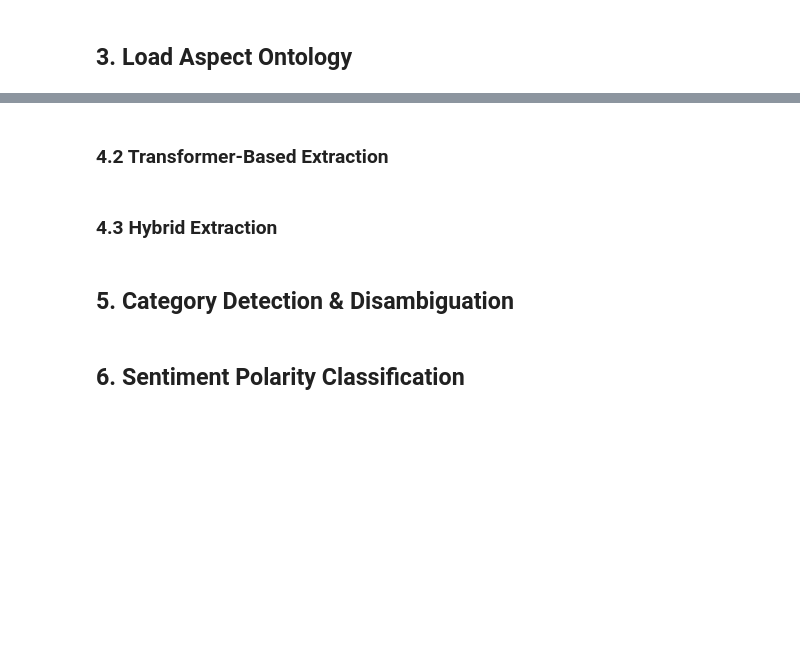
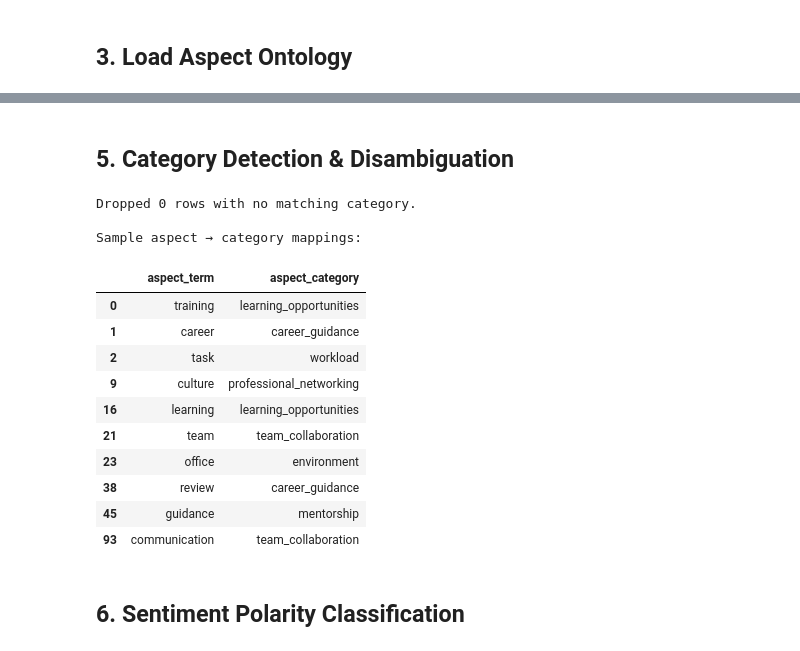
Before and after one commit to nimalanjanapiyumal/ML_TEXT_PROJECT, a Jupyter notebook: Component1.ipynb, the cells around one changed output, grey strips where cells are left out. Cells and saved outputs as stored; diff of their text form; code cells hidden in the pictures; blank space fills up the shorter version.

```diff
--- a/Component1.ipynb
+++ b/Component1.ipynb
@@ -62,2 +161,0 @@ def rule_extract(text):
-# %% [markdown]
-### 4.2 Transformer-Based Extraction
@@ -76,2 +161,0 @@ def ner_extract(text):
-# %% [markdown]
-### 4.3 Hybrid Extraction
@@ -88,18 +162,49 @@ print(extract_aspects(df[text_col].iloc[0]))
 # %% [markdown]
 ## 5. Category Detection & Disambiguation
 # %%
+# --- PART 5: CATEGORY DISAMBIGUATION (with empty‐DataFrame guard) ---
+
 from difflib import get_close_matches
 
-def map_to_category(term):
-    # direct lexicon match
-    for cat, lex in ontology.items():
-        if term in lex:
-            return cat
-    # fuzzy match
-    for cat, lex in ontology.items():
-        if get_close_matches(term, lex, n=1, cutoff=0.8):
-            return cat
-    return None
+# Guard: if no aspects were extracted, skip this step
+if absa_terms_df.empty:
+    print("absa_terms_df is empty; no aspects to categorize. Please re-run Part 4.")
+else:
+    # 5.1 Define your mapping function (uses term_to_cat from Section 3)
+    def map_to_category(term):
+        if term in term_to_cat:
+            return term_to_cat[term]
+        # fuzzy fallback
+        m = get_close_matches(term, term_to_cat.keys(), n=1, cutoff=0.8)
+        return term_to_cat[m[0]] if m else None
+
+    # 5.2 Apply mapping
+    absa_terms_df['aspect_category'] = absa_terms_df['aspect_term'].apply(map_to_category)
+
+    # 5.3 Drop unmapped rows
+    before = len(absa_terms_df)
+    absa_terms_df.dropna(subset=['aspect_category'], inplace=True)
+    after = len(absa_terms_df)
+    print(f"Dropped {before - after} rows with no matching category.")
+
+    # 5.4 Inspect results
+    print("\nSample aspect → category mappings:")
+    display(absa_terms_df[['aspect_term','aspect_category']].drop_duplicates().head(10))
+# %% [output]
+Dropped 0 rows with no matching category.
+
+Sample aspect → category mappings:
+|  | aspect_term | aspect_category |
+| 0 | training | learning_opportunities |
+| 1 | career | career_guidance |
+| 2 | task | workload |
+| 9 | culture | professional_networking |
+| 16 | learning | learning_opportunities |
+| 21 | team | team_collaboration |
+| 23 | office | environment |
+| 38 | review | career_guidance |
+| 45 | guidance | mentorship |
+| 93 | communication | team_collaboration |
 # %% [markdown]
 ## 6. Sentiment Polarity Classification
 # %%
```
Also changed, not shown: parts of 16 cells of this notebook, 6 other files.
